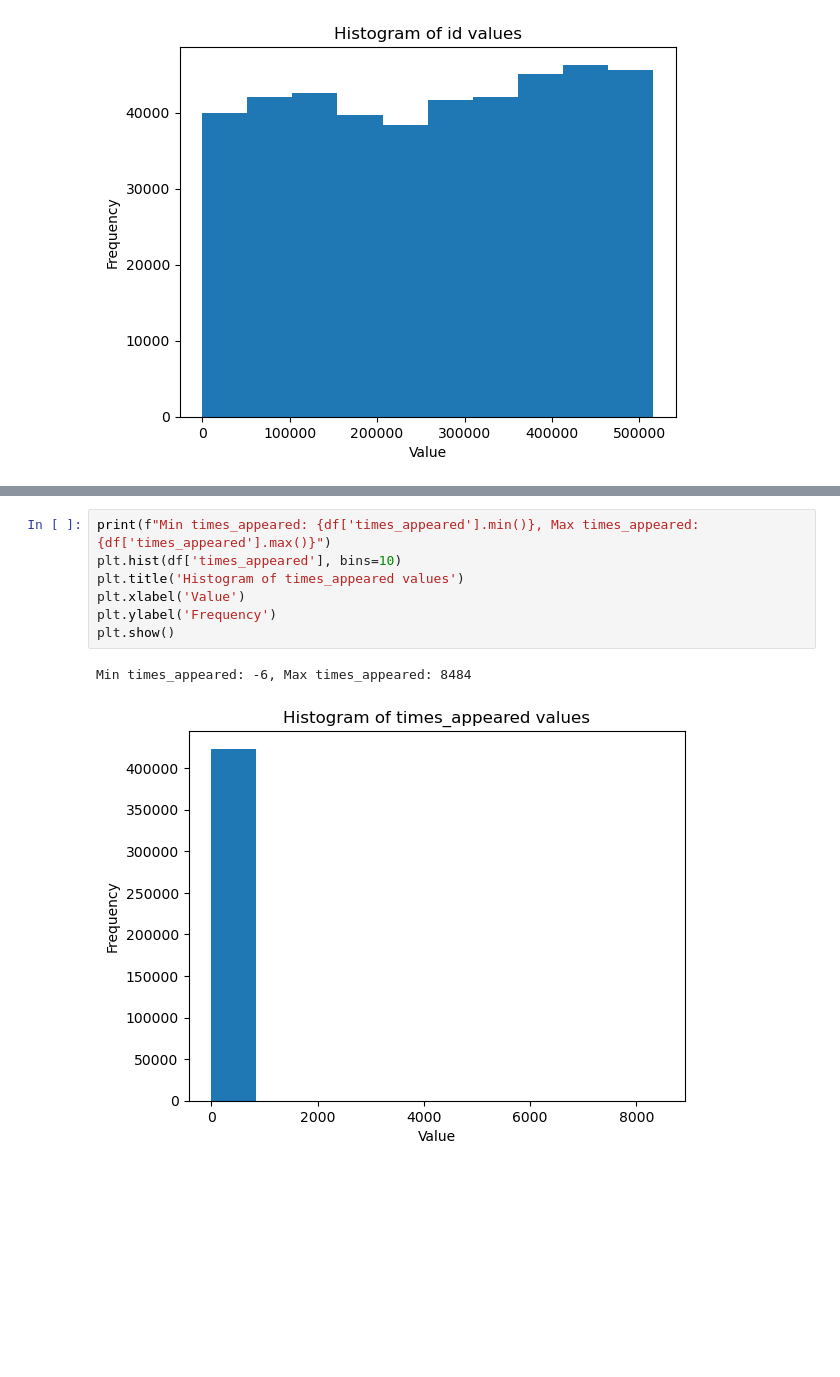
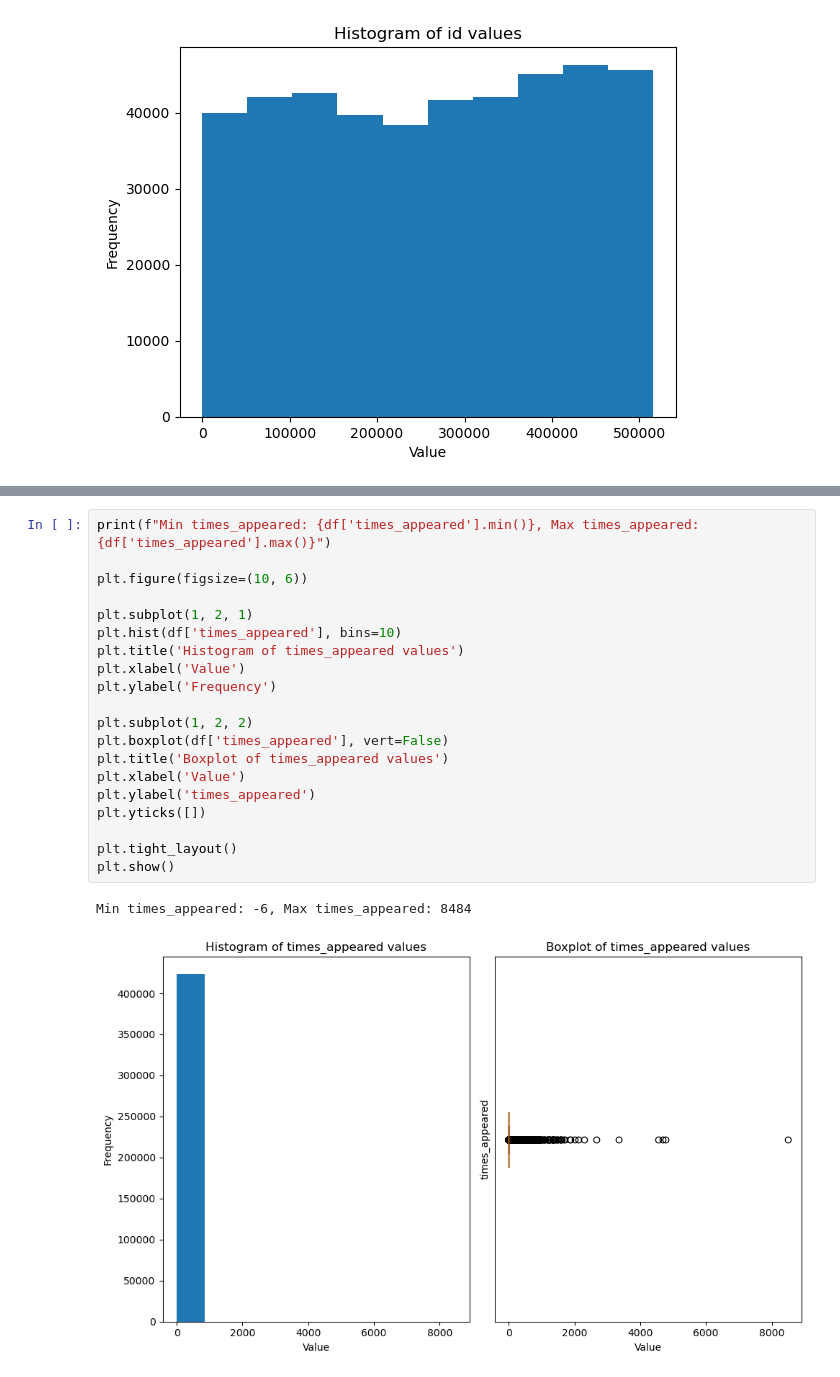
Before and after one commit to trish-le/NYPL-Data-Cleaning, a Jupyter notebook: Data Profiling/dish_summary.ipynb, the cells around one changed output, grey strips where cells are left out. Saved outputs shown, nothing was run; the diff lists cells and outputs as text; blank space fills up the shorter version.

```diff
--- a/Data Profiling/dish_summary.ipynb
+++ b/Data Profiling/dish_summary.ipynb
@@ -93,12 +106,25 @@ Min menus_appeared: 0, Max menus_appeared: 7740
 # %%
 print(f"Min times_appeared: {df['times_appeared'].min()}, Max times_appeared: {df['times_appeared'].max()}")
+
+plt.figure(figsize=(10, 6))
+
+plt.subplot(1, 2, 1)
 plt.hist(df['times_appeared'], bins=10)
 plt.title('Histogram of times_appeared values')
 plt.xlabel('Value')
 plt.ylabel('Frequency')
+
+plt.subplot(1, 2, 2)
+plt.boxplot(df['times_appeared'], vert=False)
+plt.title('Boxplot of times_appeared values')
+plt.xlabel('Value')
+plt.ylabel('times_appeared')
+plt.yticks([])
+
+plt.tight_layout()
 plt.show()
 # %% [output]
 Min times_appeared: -6, Max times_appeared: 8484
-[figure, old version]
+[figure, new version]
 # %%
 print(f"Min first_appeared: {df['first_appeared'].min()}, Max first_appeared: {df['first_appeared'].max()}")
```
Also changed, not shown: parts of 5 cells of this notebook.
